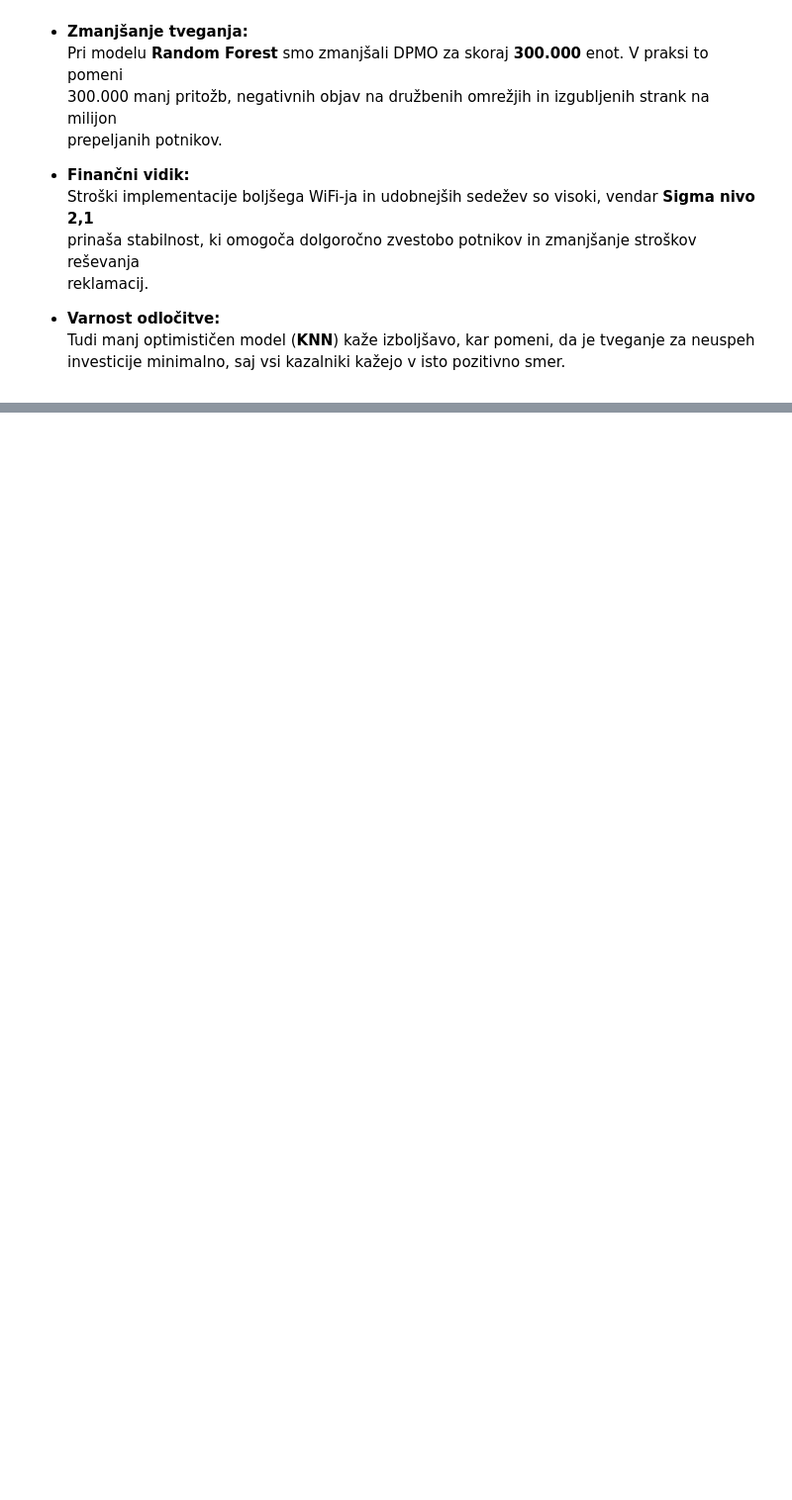
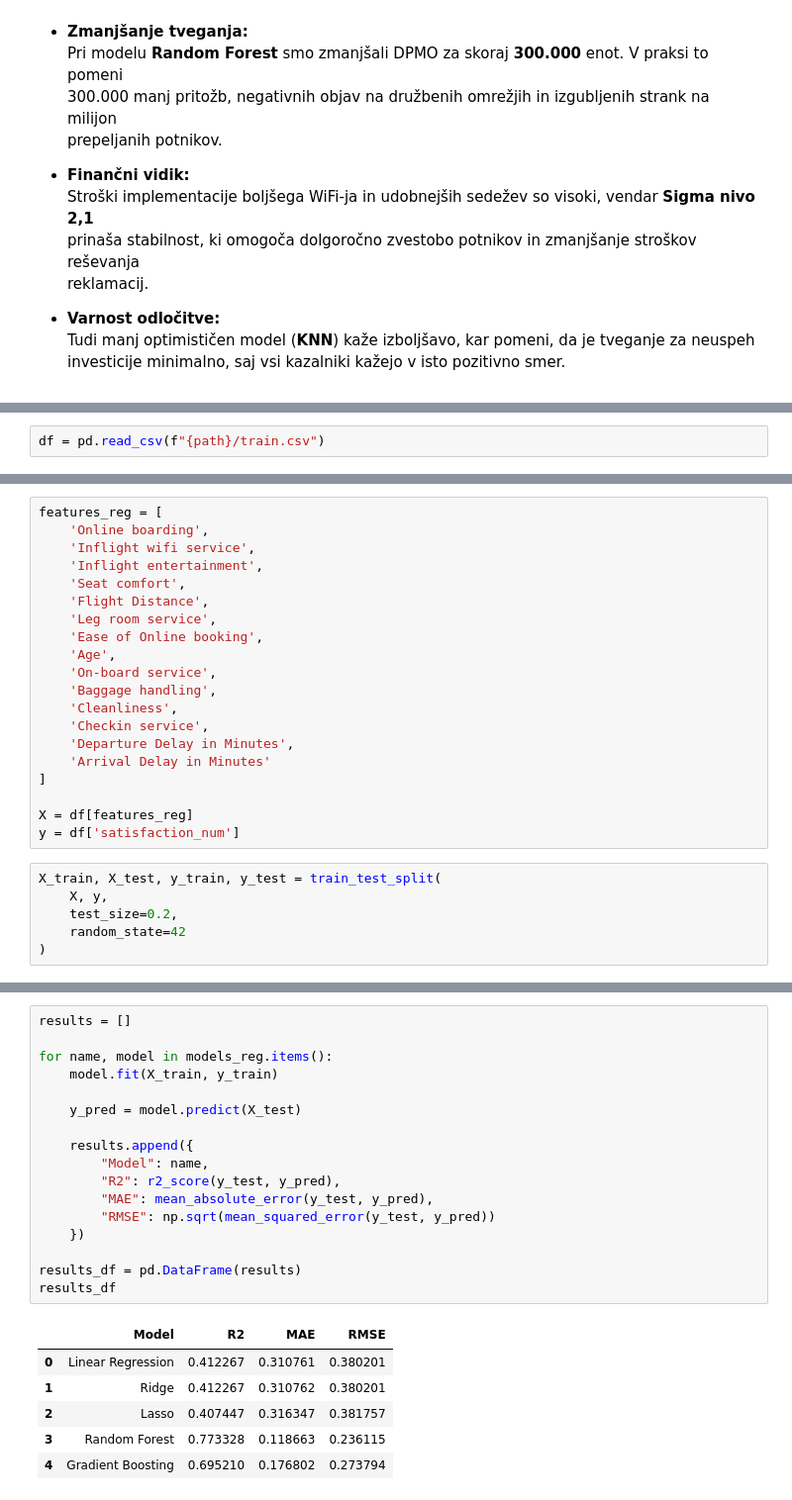
Before and after one commit to RokPorekar/VUVI-seminar-paper, a Jupyter notebook: report.ipynb, the cells around one changed output, grey strips where cells are left out. Shown at 99% size. Cells and saved outputs as stored; diff of their text form; blank space fills up the shorter version.

```diff
--- a/report.ipynb
+++ b/report.ipynb
@@ -1149,0 +1440,2 @@ Rezultati v celoti upravičujejo implementacijo predlaganih ukrepov.
+# %%
+df = pd.read_csv(f"{path}/train.csv")
@@ -1149,0 +1447,26 @@ Rezultati v celoti upravičujejo implementacijo predlaganih ukrepov.
+# %%
+features_reg = [
+    'Online boarding',
+    'Inflight wifi service',
+    'Inflight entertainment',
+    'Seat comfort',
+    'Flight Distance',
+    'Leg room service',
+    'Ease of Online booking',
+    'Age',
+    'On-board service',
+    'Baggage handling',
+    'Cleanliness',
+    'Checkin service',
+    'Departure Delay in Minutes',
+    'Arrival Delay in Minutes'
+]
+
+X = df[features_reg]
+y = df['satisfaction_num']
+# %%
+X_train, X_test, y_train, y_test = train_test_split(
+    X, y,
+    test_size=0.2,
+    random_state=42
+)
@@ -1149,0 +1494,24 @@ Rezultati v celoti upravičujejo implementacijo predlaganih ukrepov.
+# %%
+results = []
+
+for name, model in models_reg.items():
+    model.fit(X_train, y_train)
+
+    y_pred = model.predict(X_test)
+
+    results.append({
+        "Model": name,
+        "R2": r2_score(y_test, y_pred),
+        "MAE": mean_absolute_error(y_test, y_pred),
+        "RMSE": np.sqrt(mean_squared_error(y_test, y_pred))
+    })
+
+results_df = pd.DataFrame(results)
+results_df
+# %% [output]
+|  | Model | R2 | MAE | RMSE |
+| 0 | Linear Regression | 0.412267 | 0.310761 | 0.380201 |
+| 1 | Ridge | 0.412267 | 0.310762 | 0.380201 |
+| 2 | Lasso | 0.407447 | 0.316347 | 0.381757 |
+| 3 | Random Forest | 0.773328 | 0.118663 | 0.236115 |
+| 4 | Gradient Boosting | 0.695210 | 0.176802 | 0.273794 |
```
Also changed, not shown: parts of 52 cells of this notebook, 3 other files.
